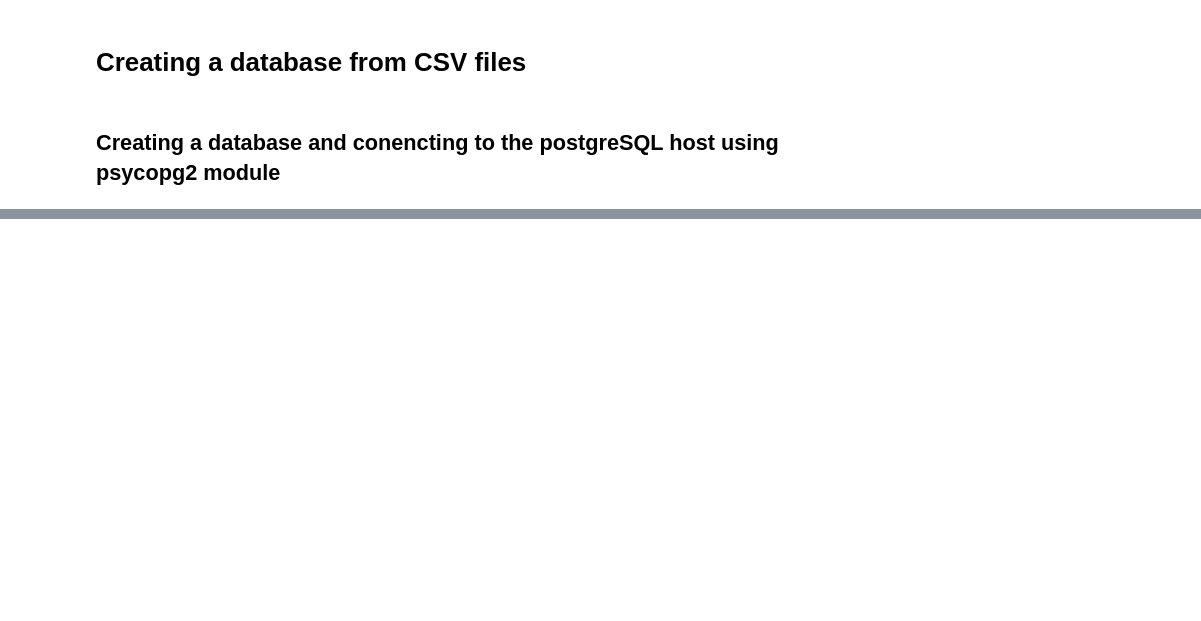
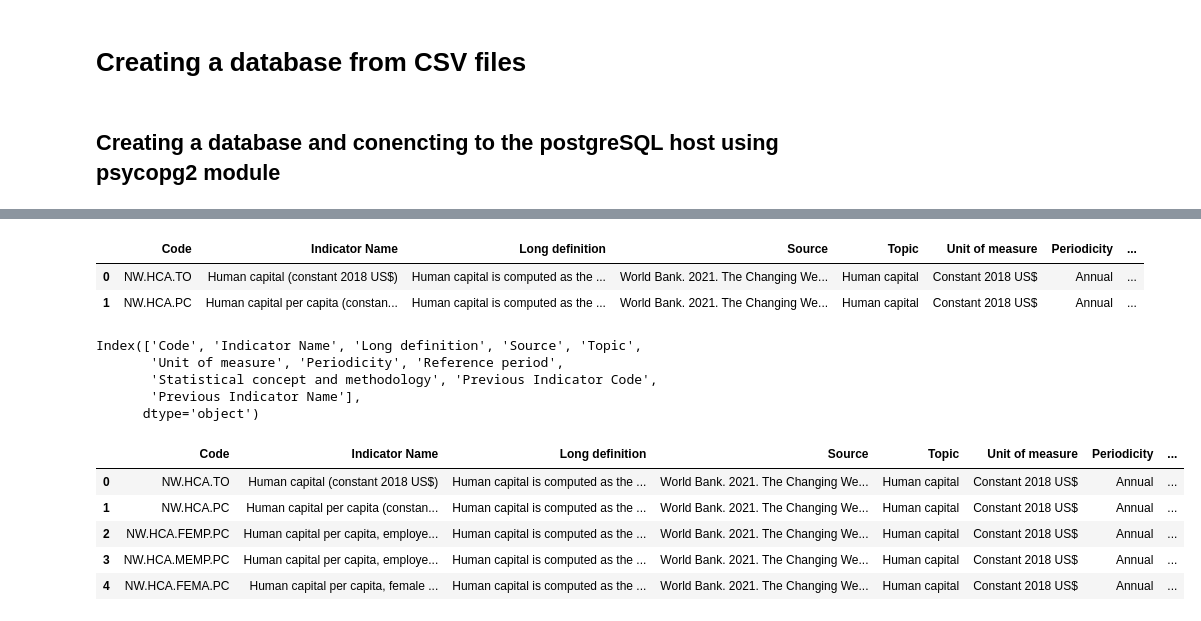
Before and after one commit to Impact-Insights/Data-Engineering-Projects, a Jupyter notebook: Data Eng Project 01.ipynb, the cells around one changed output, grey strips where cells are left out. Cells and saved outputs as stored; diff of their text form; code cells hidden in the pictures; blank space fills up the shorter version.

```diff
--- a/Data Eng Project 01.ipynb
+++ b/Data Eng Project 01.ipynb
@@ -54,0 +158,24 @@ accountsSeries = pd.read_csv('AccountsSeries.csv')
+# %%
+accountsSeries = pd.read_csv('https://raw.githubusercontent.com/Impact-Insights/Data-Engineering-Project-01/refs/heads/main/AccountSeries.csv')
+accountsSeries.head(2)
+# %% [output]
+|  | Code | Indicator Name | Long definition | Source | Topic | Unit of measure | Periodicity | ... |
+| 0 | NW.HCA.TO | Human capital (constant 2018 US$) | Human capital is computed as the ... | World Bank. 2021. The Changing We... | Human capital | Constant 2018 US$ | Annual | ... |
+| 1 | NW.HCA.PC | Human capital per capita (constan... | Human capital is computed as the ... | World Bank. 2021. The Changing We... | Human capital | Constant 2018 US$ | Annual | ... |
+# %%
+accountsSeries.columns
+# %% [output]
+Index(['Code', 'Indicator Name', 'Long definition', 'Source', 'Topic',
+       'Unit of measure', 'Periodicity', 'Reference period',
+       'Statistical concept and methodology', 'Previous Indicator Code',
+       'Previous Indicator Name'],
+      dtype='object')
+# %%
+accountsSeries.head()
+# %% [output]
+|  | Code | Indicator Name | Long definition | Source | Topic | Unit of measure | Periodicity | ... |
+| 0 | NW.HCA.TO | Human capital (constant 2018 US$) | Human capital is computed as the ... | World Bank. 2021. The Changing We... | Human capital | Constant 2018 US$ | Annual | ... |
+| 1 | NW.HCA.PC | Human capital per capita (constan... | Human capital is computed as the ... | World Bank. 2021. The Changing We... | Human capital | Constant 2018 US$ | Annual | ... |
+| 2 | NW.HCA.FEMP.PC | Human capital per capita, employe... | Human capital is computed as the ... | World Bank. 2021. The Changing We... | Human capital | Constant 2018 US$ | Annual | ... |
+| 3 | NW.HCA.MEMP.PC | Human capital per capita, employe... | Human capital is computed as the ... | World Bank. 2021. The Changing We... | Human capital | Constant 2018 US$ | Annual | ... |
+| 4 | NW.HCA.FEMA.PC | Human capital per capita, female ... | Human capital is computed as the ... | World Bank. 2021. The Changing We... | Human capital | Constant 2018 US$ | Annual | ... |
```
Also changed, not shown: parts of 46 cells of this notebook.
